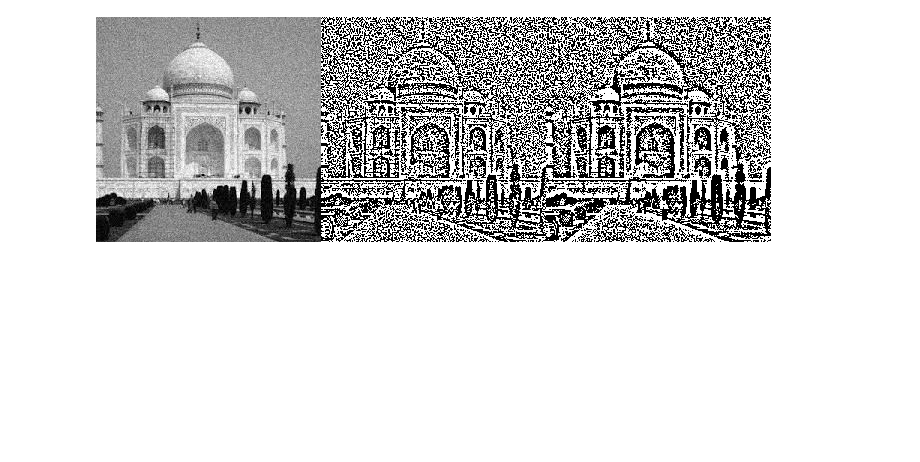
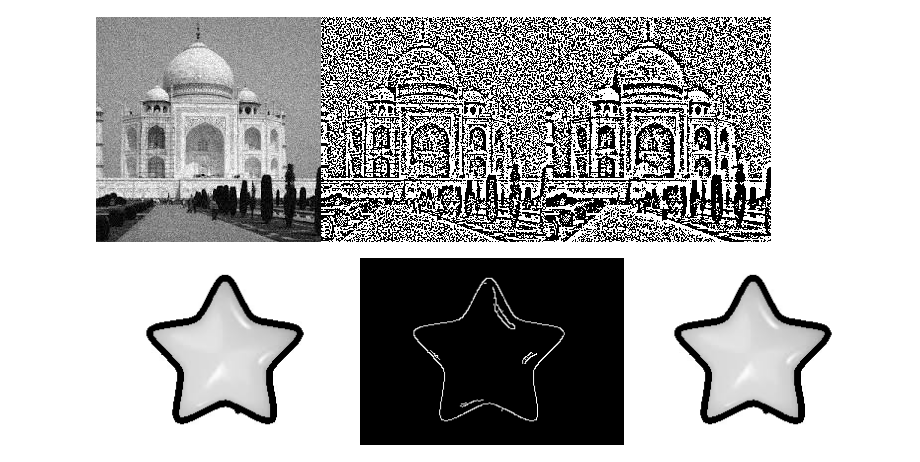
Before and after one commit to Amxl-Hex/Study_materials, a Jupyter notebook: Learning_OpenCV.ipynb, the cells around one changed output. Drawn from its saved outputs; the diff is of its cells as text; code cells hidden in the pictures; blank space fills up the shorter version.

```diff
--- a/Learning_OpenCV.ipynb
+++ b/Learning_OpenCV.ipynb
@@ -181,3 +181,15 @@ img_adaptive = np.hstack((img, adaptive_gaussian, adaptive_mean))
 cv2_imshow(img_adaptive)
 # %% [output]
 [figure]
+# %%
+import cv2
+from google.colab.patches import cv2_imshow
+img = cv2.imread("/content/star.jpeg")
+gray = cv2.cvtColor(img, cv2.COLOR_BGR2GRAY)
+edged = cv2.Canny(gray, 30, 150)
+contours, hierarchy = cv2.findContours(edged, cv2.RETR_EXTERNAL, cv2.CHAIN_APPROX_NONE)
+border_img = cv2.drawContours(gray, contours, -1, (0, 255, 0), 5)
+img_adaptive = np.hstack((gray, edged, border_img))
+cv2_imshow(img_adaptive)
+# %% [output]
+[figure, added]
```
